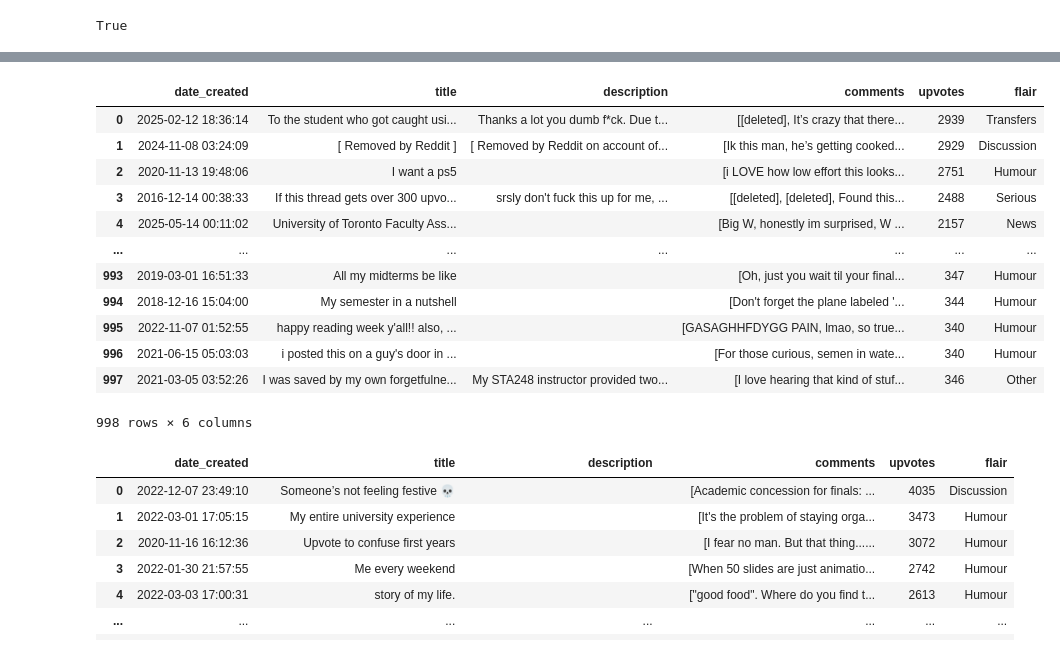
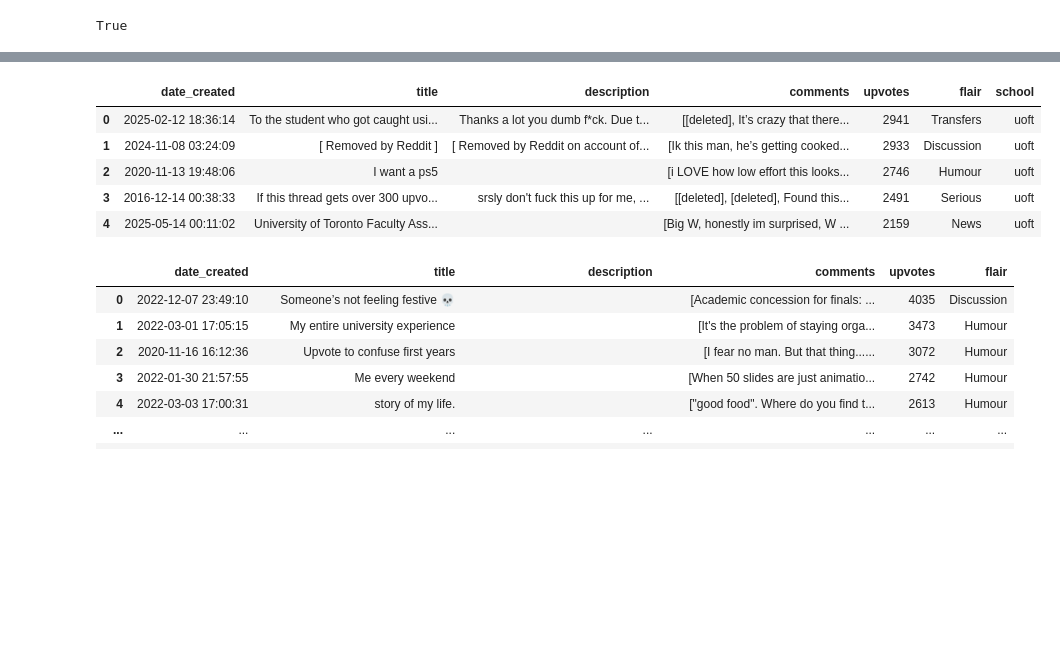
Before and after one commit to grace-ylin/uni-sentiment-analysis, a Jupyter notebook: data-collection/data.ipynb, the cells around one changed output, grey strips where cells are left out. Drawn from its saved outputs; the diff is of its cells as text; code cells hidden in the pictures; blank space fills up the shorter version.

```diff
--- a/data-collection/data.ipynb
+++ b/data-collection/data.ipynb
@@ -46,18 +64,13 @@ mcgill_df = pd.DataFrame(get_submissions(mcgill_subreddit))
 mcgill_df['date_created'] = pd.to_datetime(mcgill_df['date_created'], unit='s')
 # %%
-uoft_df
+# Keep track of school
+uoft_df['school'] = 'uoft'
+uoft_df.head()
 # %% [output]
-|  | date_created | title | description | comments | upvotes | flair |
-| 0 | 2025-02-12 18:36:14 | To the student who got caught usi... | Thanks a lot you dumb f*ck. Due t... | [[deleted], It’s crazy that there... | 2939 | Transfers |
-| 1 | 2024-11-08 03:24:09 | [ Removed by Reddit ] | [ Removed by Reddit on account of... | [Ik this man, he’s getting cooked... | 2929 | Discussion |
-| 2 | 2020-11-13 19:48:06 | I want a ps5 |  | [i LOVE how low effort this looks... | 2751 | Humour |
-| 3 | 2016-12-14 00:38:33 | If this thread gets over 300 upvo... | srsly don't fuck this up for me, ... | [[deleted], [deleted], Found this... | 2488 | Serious |
-| 4 | 2025-05-14 00:11:02 | University of Toronto Faculty Ass... |  | [Big W, honestly im surprised, W ... | 2157 | News |
-| ... | ... | ... | ... | ... | ... | ... |
-| 993 | 2019-03-01 16:51:33 | All my midterms be like |  | [Oh, just you wait til your final... | 347 | Humour |
-| 994 | 2018-12-16 15:04:00 | My semester in a nutshell |  | [Don't forget the plane labeled '... | 344 | Humour |
-| 995 | 2022-11-07 01:52:55 | happy reading week y'all!! also, ... |  | [GASAGHHFDYGG PAIN, lmao, so true... | 340 | Humour |
-| 996 | 2021-06-15 05:03:03 | i posted this on a guy's door in ... |  | [For those curious, semen in wate... | 340 | Humour |
-| 997 | 2021-03-05 03:52:26 | I was saved by my own forgetfulne... | My STA248 instructor provided two... | [I love hearing that kind of stuf... | 346 | Other |
+|  | date_created | title | description | comments | upvotes | flair | school |
+| 0 | 2025-02-12 18:36:14 | To the student who got caught usi... | Thanks a lot you dumb f*ck. Due t... | [[deleted], It’s crazy that there... | 2941 | Transfers | uoft |
+| 1 | 2024-11-08 03:24:09 | [ Removed by Reddit ] | [ Removed by Reddit on account of... | [Ik this man, he’s getting cooked... | 2933 | Discussion | uoft |
+| 2 | 2020-11-13 19:48:06 | I want a ps5 |  | [i LOVE how low effort this looks... | 2746 | Humour | uoft |
+| 3 | 2016-12-14 00:38:33 | If this thread gets over 300 upvo... | srsly don't fuck this up for me, ... | [[deleted], [deleted], Found this... | 2491 | Serious | uoft |
+| 4 | 2025-05-14 00:11:02 | University of Toronto Faculty Ass... |  | [Big W, honestly im surprised, W ... | 2159 | News | uoft |
-998 rows × 6 columns
 # %%
```
Also changed, not shown: parts of 9 cells of this notebook, 2 other files.
